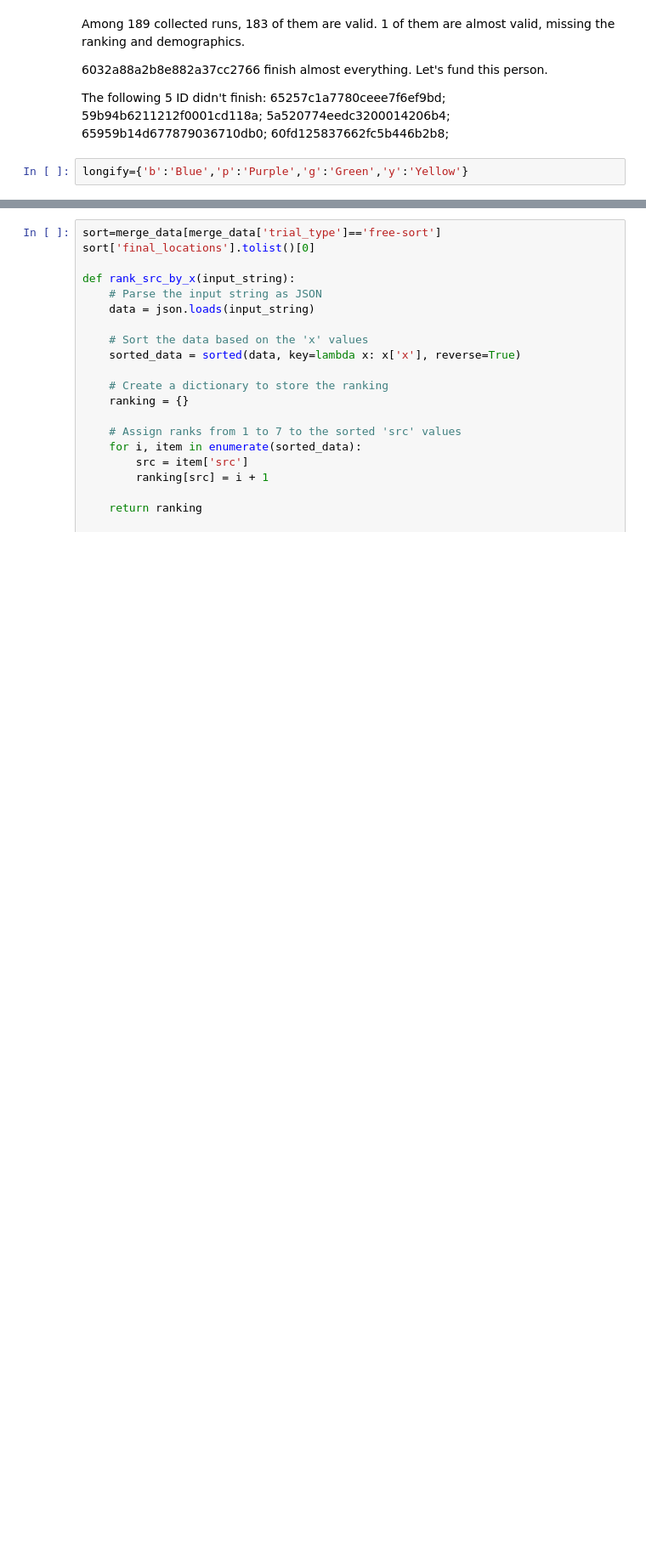
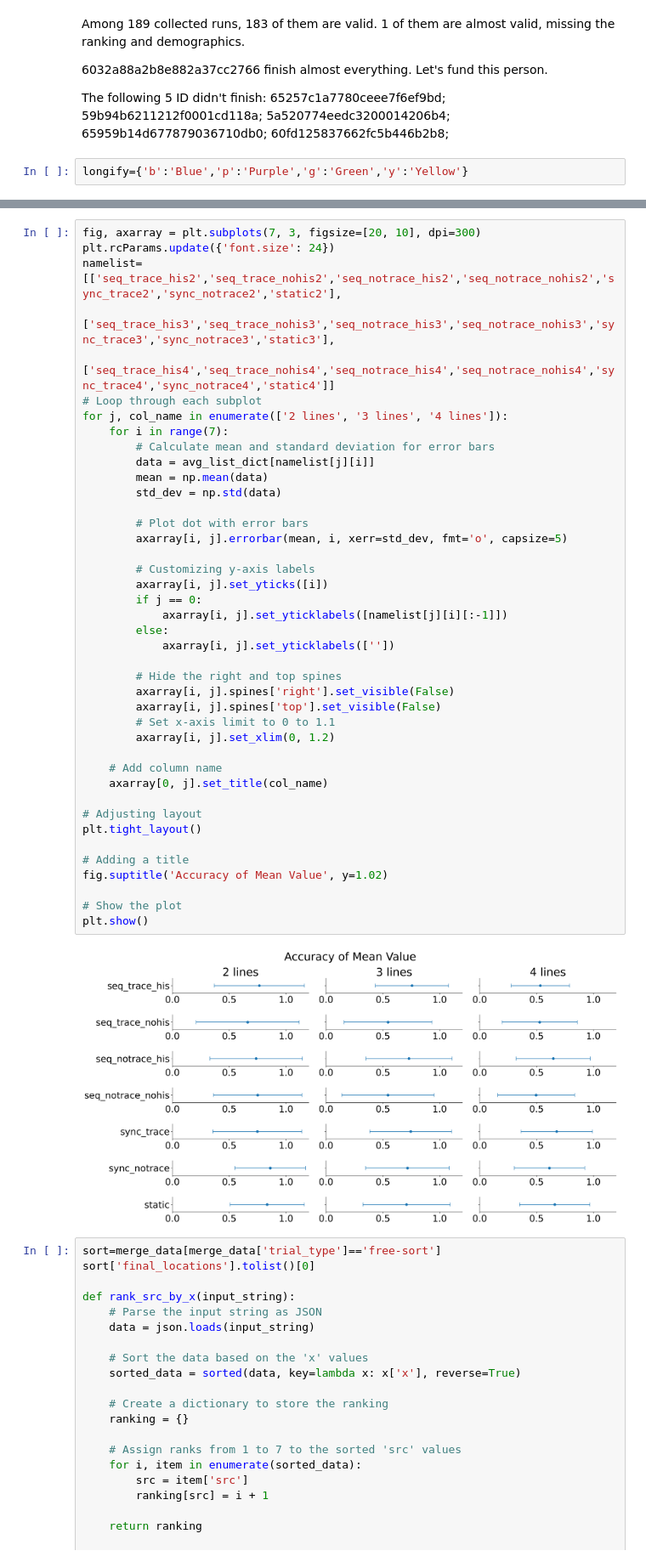
Before and after one commit to Delen0828/gif_maker, a Jupyter notebook: Analyze/read.ipynb, the cells around one changed output, grey strips where cells are left out. Shown at 85% size. Drawn from its saved outputs; the diff is of its cells as text; blank space fills up the shorter version.

```diff
--- a/Analyze/read.ipynb
+++ b/Analyze/read.ipynb
@@ -353,3 +202,46 @@ plt.savefig('sync_spike.png')
+# %%
+fig, axarray = plt.subplots(7, 3, figsize=[20, 10], dpi=300)
+plt.rcParams.update({'font.size': 24})
+namelist=[['seq_trace_his2','seq_trace_nohis2','seq_notrace_his2','seq_notrace_nohis2','sync_trace2','sync_notrace2','static2'],
+		  ['seq_trace_his3','seq_trace_nohis3','seq_notrace_his3','seq_notrace_nohis3','sync_trace3','sync_notrace3','static3'],
+		  ['seq_trace_his4','seq_trace_nohis4','seq_notrace_his4','seq_notrace_nohis4','sync_trace4','sync_notrace4','static4']]
+# Loop through each subplot
+for j, col_name in enumerate(['2 lines', '3 lines', '4 lines']):
+    for i in range(7):
+        # Calculate mean and standard deviation for error bars
+        data = avg_list_dict[namelist[j][i]]
+        mean = np.mean(data)
+        std_dev = np.std(data)
+
+        # Plot dot with error bars
+        axarray[i, j].errorbar(mean, i, xerr=std_dev, fmt='o', capsize=5)
+
+        # Customizing y-axis labels
+        axarray[i, j].set_yticks([i])
+        if j == 0:
+            axarray[i, j].set_yticklabels([namelist[j][i][:-1]])
+        else:
+            axarray[i, j].set_yticklabels([''])
+
+        # Hide the right and top spines
+        axarray[i, j].spines['right'].set_visible(False)
+        axarray[i, j].spines['top'].set_visible(False)
+        # Set x-axis limit to 0 to 1.1
+        axarray[i, j].set_xlim(0, 1.2)
+
+    # Add column name
+    axarray[0, j].set_title(col_name)
+
+# Adjusting layout
+plt.tight_layout()
+
+# Adding a title
+fig.suptitle('Accuracy of Mean Value', y=1.02)
+
+# Show the plot
+plt.show()
+# %% [output]
+[figure, added]
 # %%
 sort=merge_data[merge_data['trial_type']=='free-sort']
 sort['final_locations'].tolist()[0]
```
Also changed, not shown: parts of 15 cells of this notebook, 14 other files.
